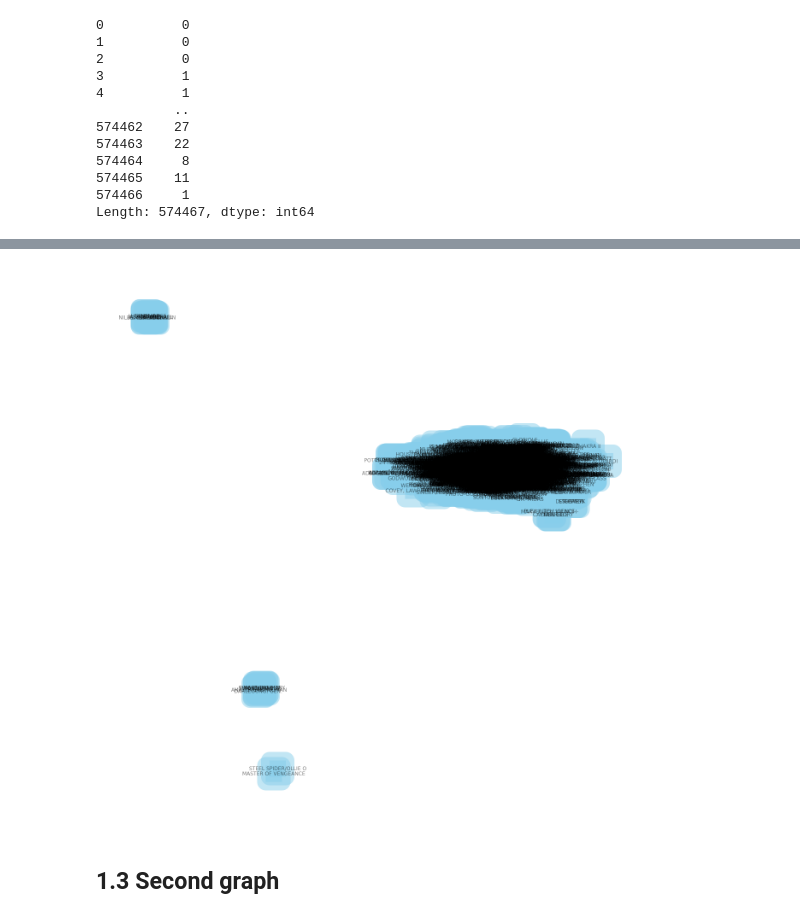
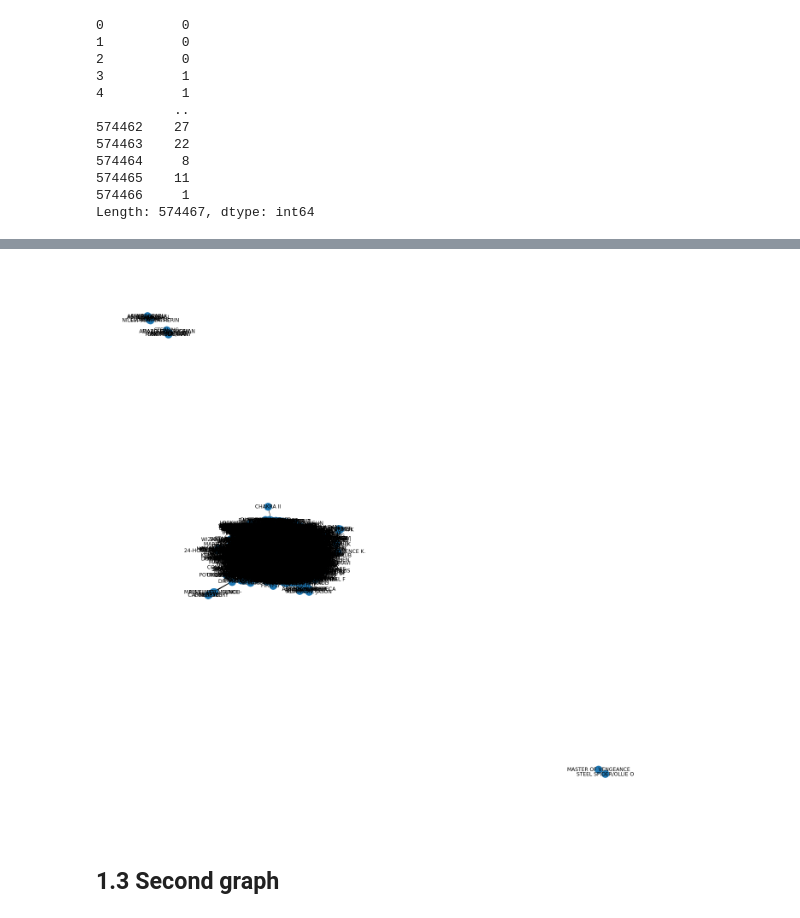
Before and after one commit to eelishh/HW-Marvel-Graphs, a Jupyter notebook: main_HW5.ipynb, the cells around one changed output, grey strips where cells are left out. Cells and saved outputs as stored; diff of their text form; code cells hidden in the pictures.

```diff
--- a/main_HW5.ipynb
+++ b/main_HW5.ipynb
@@ -167,3 +167,20 @@ Length: 574467, dtype: int64
 # %%
 #drop sefl-loops
 G1.remove_edges_from(nx.selfloop_edges(G1))
+# %%
+dicOfWeights = {}
+for h1,h2 in hero_net.to_numpy():
+    if h1 != h2:
+        if (h1,h2) in dicOfWeights:
+            dicOfWeights[(h1,h2)] += 1
+        else:
+            dicOfWeights[(h1,h2)] = 1
+# %%
+G1_weighted = nx.MultiGraph()
+# %%
+i = 0
+for edge in list(G1.edges()):
+    try:
+        G1_weighted.add_edge(edge[0], edge[1], weight = 1/dicOfWeights[edge])
+    except:
+        G1_weighted.add_edge(edge[0], edge[1], weight = 1/dicOfWeights[(edge[1], edge[0])])
@@ -170,13 +202,9 @@ G1.remove_edges_from(nx.selfloop_edges(G1))
 # %%
 fig = plt.figure(figsize=(18,18))
-
-nx.draw(G1, with_labels=True, node_size=1500, node_color="skyblue",
-        node_shape="s", alpha=0.5, linewidths=40)
-
-
+nx.draw(G1_weighted, with_labels=True,node_size=300)
 plt.show()
 # %% [output]
-[figure, old version]
+[figure, new version]
 # %% [markdown]
 ## 1.3 Second graph
 # %%
```
Also changed, not shown: parts of 2 cells of this notebook.
